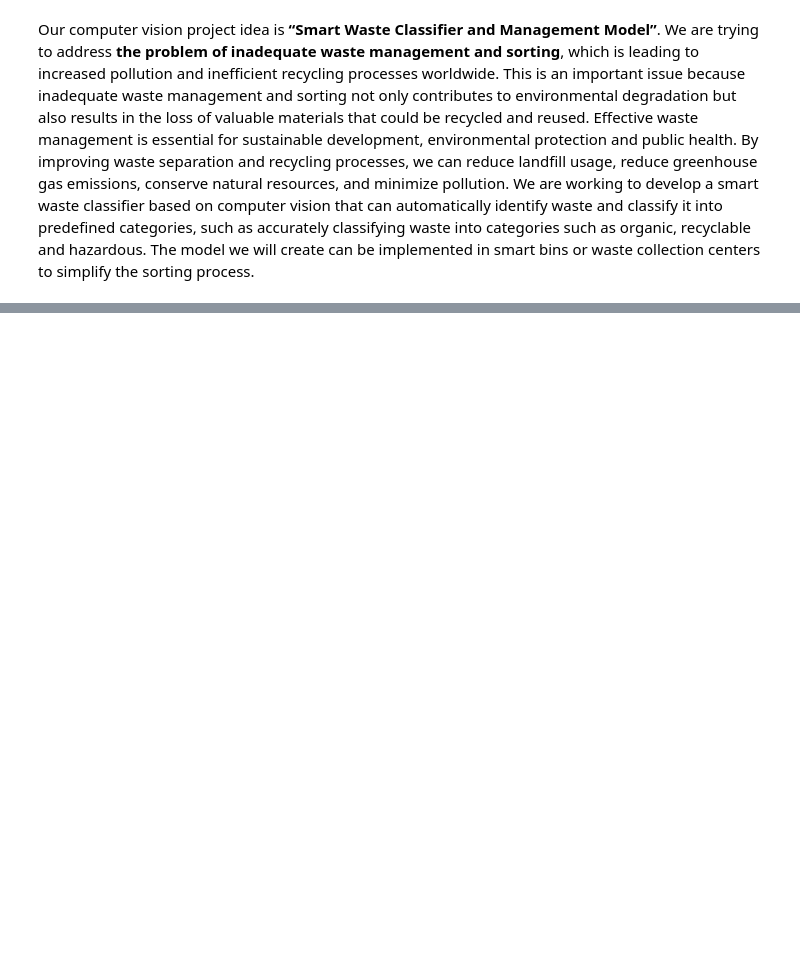
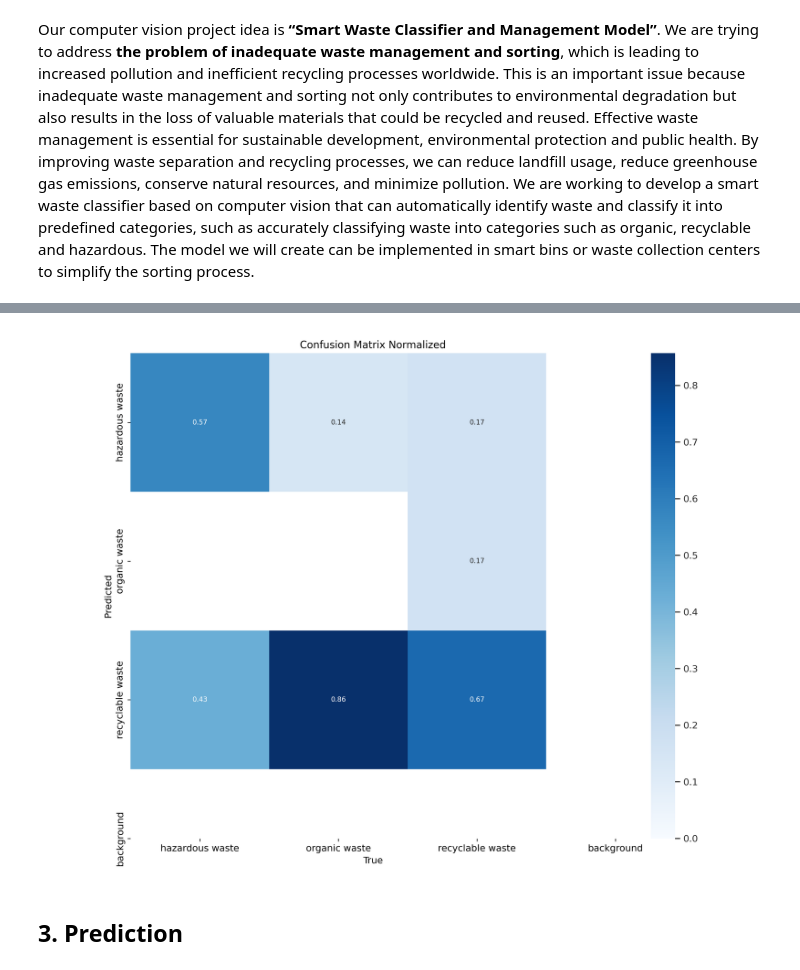
Before and after one commit to IAT-ExploringAI-2024/Computer-Vision-Project, a Jupyter notebook: JiayuShen&JackyLam.ipynb, the cells around one changed output, grey strips where cells are left out. Saved outputs shown, nothing was run; the diff lists cells and outputs as text; code cells hidden in the pictures; blank space fills up the shorter version.

```diff
--- a/JiayuShen&JackyLam.ipynb
+++ b/JiayuShen&JackyLam.ipynb
@@ -8,0 +127,9 @@ Our computer vision project idea is **“Smart Waste Classifier and Management M
+# %%
+%matplotlib inline
+from PIL import Image
+
+Image.open('/content/drive/MyDrive/Colab Notebooks/runs/classify/train6/confusion_matrix_normalized.png')
+# %% [output]
+[figure, added]
+# %% [markdown]
+## 3. Prediction
```
Also changed, not shown: parts of 17 cells of this notebook.
